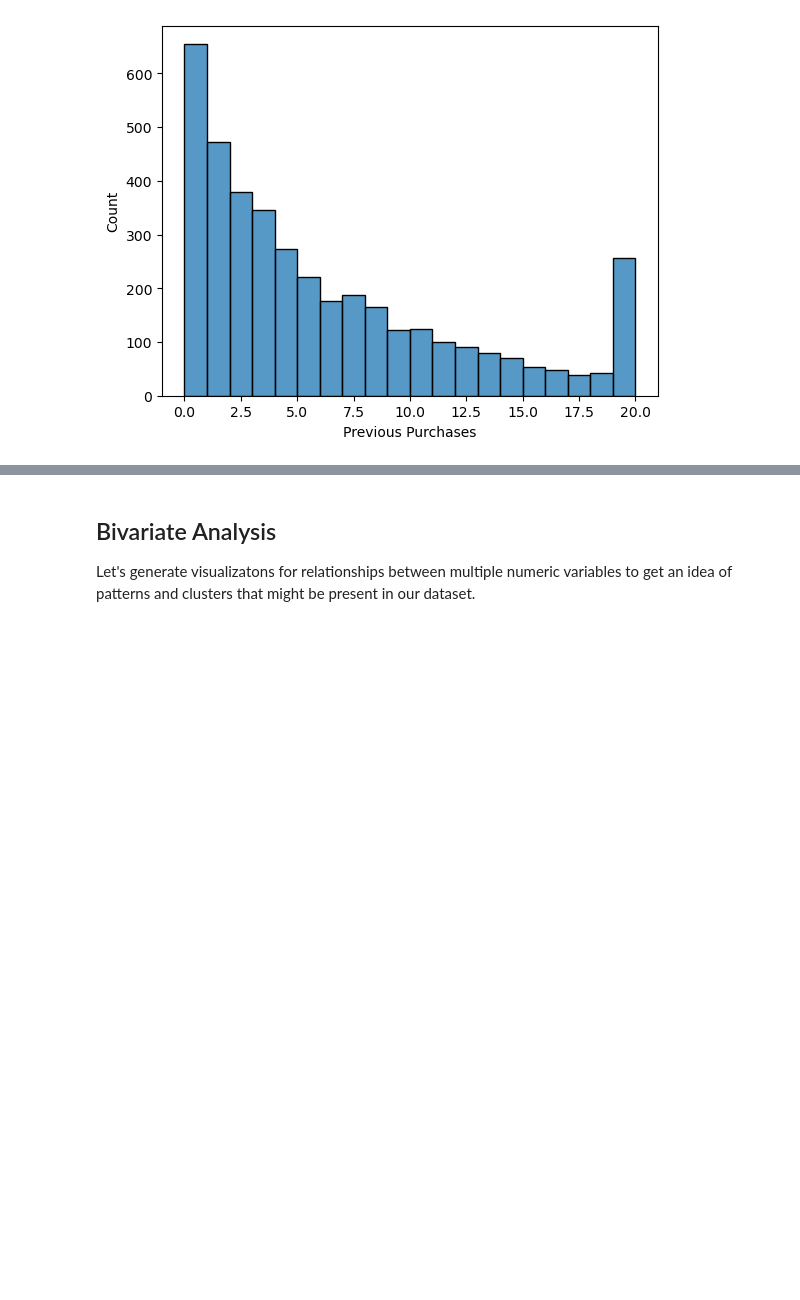
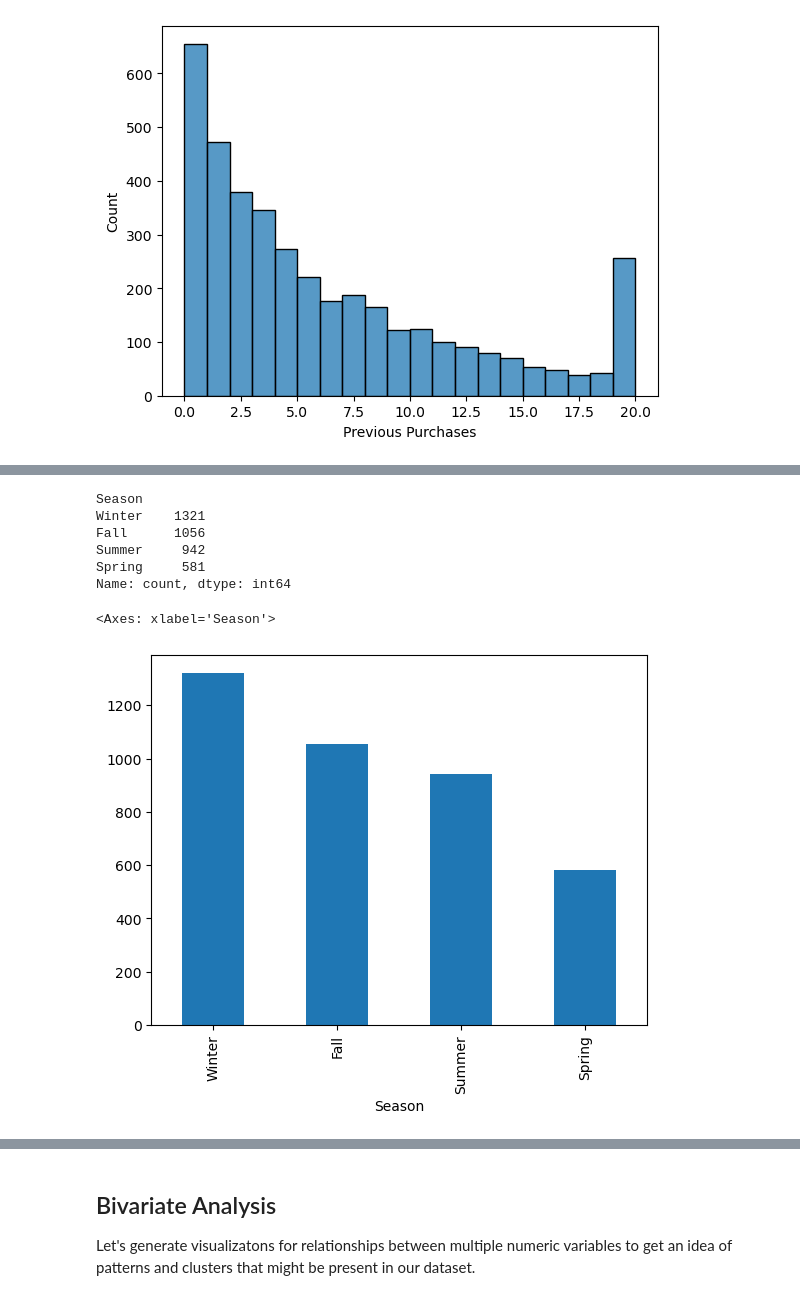
Before and after one commit to adesoyee/shopping-data-lab, a Jupyter notebook: code/01explore.ipynb, the cells around one changed output, grey strips where cells are left out. Cells and saved outputs as stored; diff of their text form; code cells hidden in the pictures; blank space fills up the shorter version.

```diff
--- a/code/01explore.ipynb
+++ b/code/01explore.ipynb
@@ -99,11 +105,21 @@ TypeError: 'method' object is not subscriptable
 # %%
 # TODO: count the frequency of unique values in the "Season" column, save this value into a new dataframe named "season_counts"
 
-...
+season_counts=df["Season"].value_counts()
+season_counts
+# %% [output]
+Season
+Winter    1321
+Fall      1056
+Summer     942
+Spring     581
+Name: count, dtype: int64
 # %%
 # TODO: plot a matplotlib barplot for the season_counts dataframe
-
-...
+season_counts.plot.bar()
+# %% [output]
+<Axes: xlabel='Season'>
+[figure, added]
 # %%
 # TODO: count the frequency of unique values in the "Shipping Type" column, save this value into a new dataframe named "ship_counts"
 
```
Also changed, not shown: parts of 30 cells of this notebook, 2 other files.
